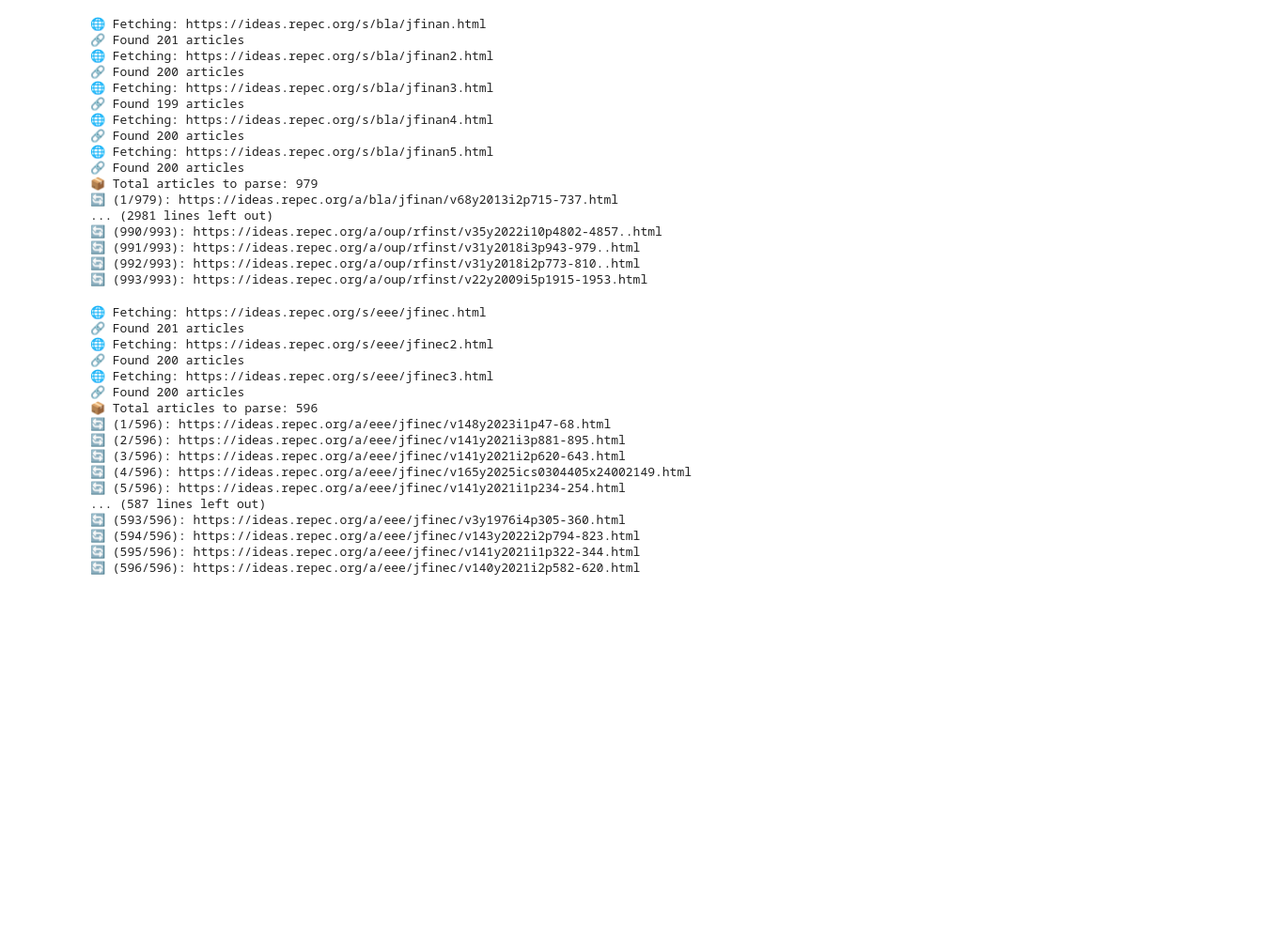
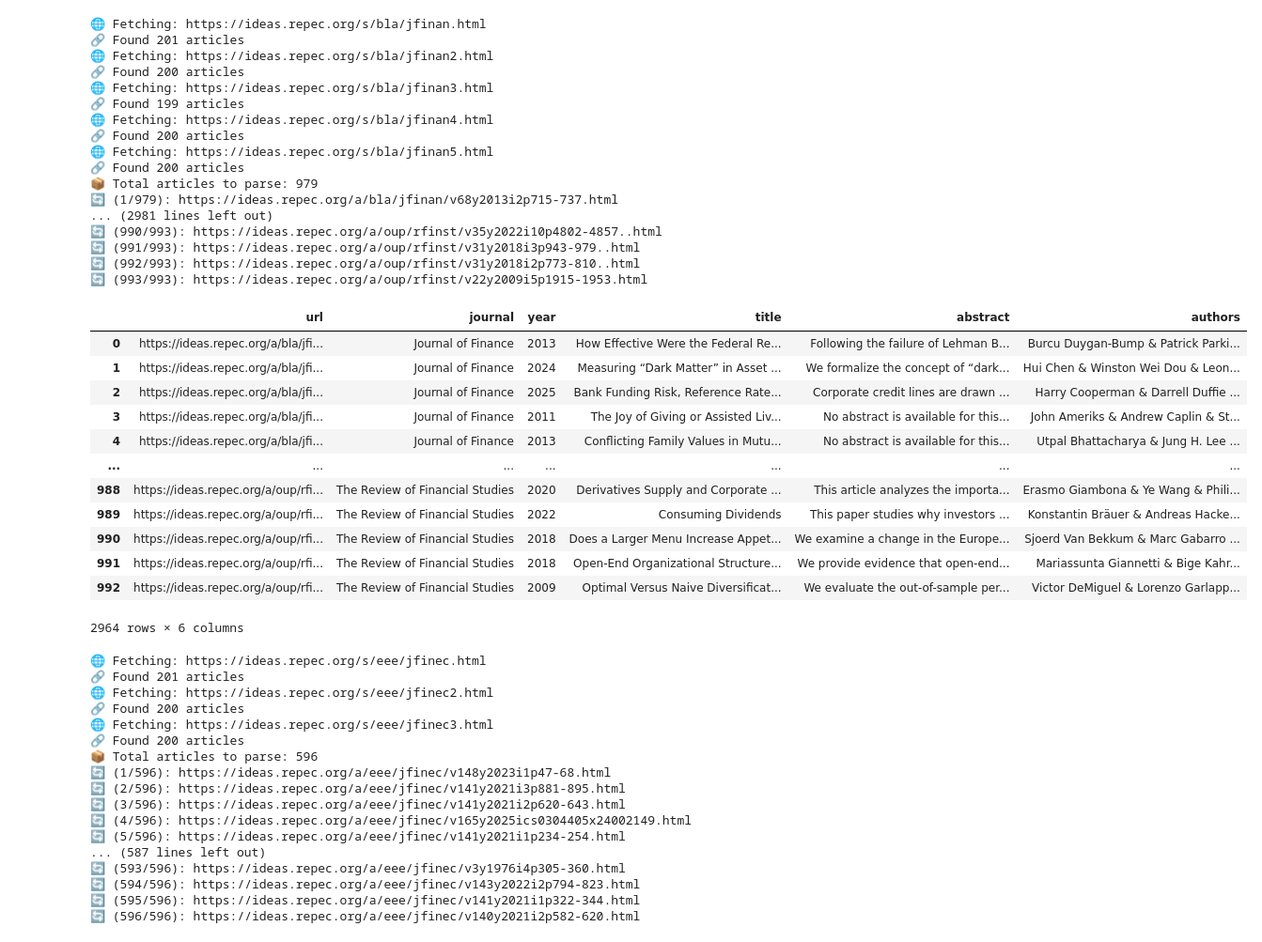
Before and after one commit to taiseinoda/econpapers_scrape, a Jupyter notebook: ideas_scraper.ipynb, the cells around one changed output. Shown: that part at 94% size. Drawn from its saved outputs; the diff is of its cells as text; code cells hidden in the pictures; blank space fills up the shorter version.

```diff
--- a/ideas_scraper.ipynb
+++ b/ideas_scraper.ipynb
@@ -121,6 +121,22 @@ fin_top3.to_csv("fin_top3_scraped_up_to_page5.csv", index=False)
 🔄 (991/993): https://ideas.repec.org/a/oup/rfinst/v31y2018i3p943-979..html
 🔄 (992/993): https://ideas.repec.org/a/oup/rfinst/v31y2018i2p773-810..html
 🔄 (993/993): https://ideas.repec.org/a/oup/rfinst/v22y2009i5p1915-1953.html
+# %%
+fin_top3
+# %% [output]
+|  | url | journal | year | title | abstract | authors |
+| 0 | https://ideas.repec.org/a/bla/jfi... | Journal of Finance | 2013 | How Effective Were the Federal Re... | Following the failure of Lehman B... | Burcu Duygan-Bump & Patrick Parki... |
+| 1 | https://ideas.repec.org/a/bla/jfi... | Journal of Finance | 2024 | Measuring “Dark Matter” in Asset ... | We formalize the concept of “dark... | Hui Chen & Winston Wei Dou & Leon... |
+| 2 | https://ideas.repec.org/a/bla/jfi... | Journal of Finance | 2025 | Bank Funding Risk, Reference Rate... | Corporate credit lines are drawn ... | Harry Cooperman & Darrell Duffie ... |
+| 3 | https://ideas.repec.org/a/bla/jfi... | Journal of Finance | 2011 | The Joy of Giving or Assisted Liv... | No abstract is available for this... | John Ameriks & Andrew Caplin & St... |
+| 4 | https://ideas.repec.org/a/bla/jfi... | Journal of Finance | 2013 | Conflicting Family Values in Mutu... | No abstract is available for this... | Utpal Bhattacharya & Jung H. Lee ... |
+| ... | ... | ... | ... | ... | ... | ... |
+| 988 | https://ideas.repec.org/a/oup/rfi... | The Review of Financial Studies | 2020 | Derivatives Supply and Corporate ... | This article analyzes the importa... | Erasmo Giambona & Ye Wang & Phili... |
+| 989 | https://ideas.repec.org/a/oup/rfi... | The Review of Financial Studies | 2022 | Consuming Dividends | This paper studies why investors ... | Konstantin Bräuer & Andreas Hacke... |
+| 990 | https://ideas.repec.org/a/oup/rfi... | The Review of Financial Studies | 2018 | Does a Larger Menu Increase Appet... | We examine a change in the Europe... | Sjoerd Van Bekkum & Marc Gabarro ... |
+| 991 | https://ideas.repec.org/a/oup/rfi... | The Review of Financial Studies | 2018 | Open-End Organizational Structure... | We provide evidence that open-end... | Mariassunta Giannetti & Bige Kahr... |
+| 992 | https://ideas.repec.org/a/oup/rfi... | The Review of Financial Studies | 2009 | Optimal Versus Naive Diversificat... | We evaluate the out-of-sample per... | Victor DeMiguel & Lorenzo Garlapp... |
+2964 rows × 6 columns
 # %%
 # Example: Journal of Finance
 df2 = scrape_repec_journal("https://ideas.repec.org/s/eee/jfinec.html", max_page=3)
```
Also changed, not shown: parts of 1 cell of this notebook.
